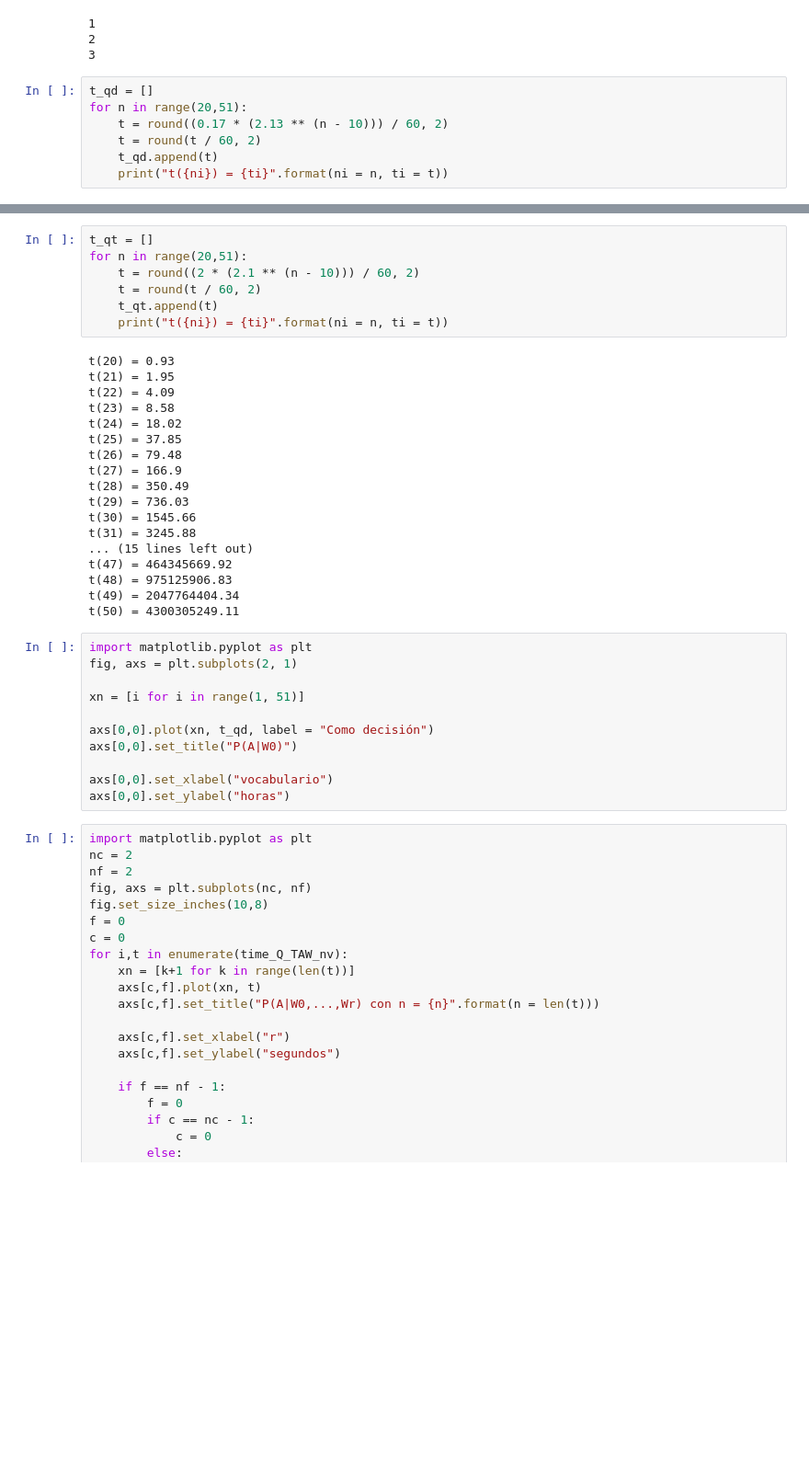
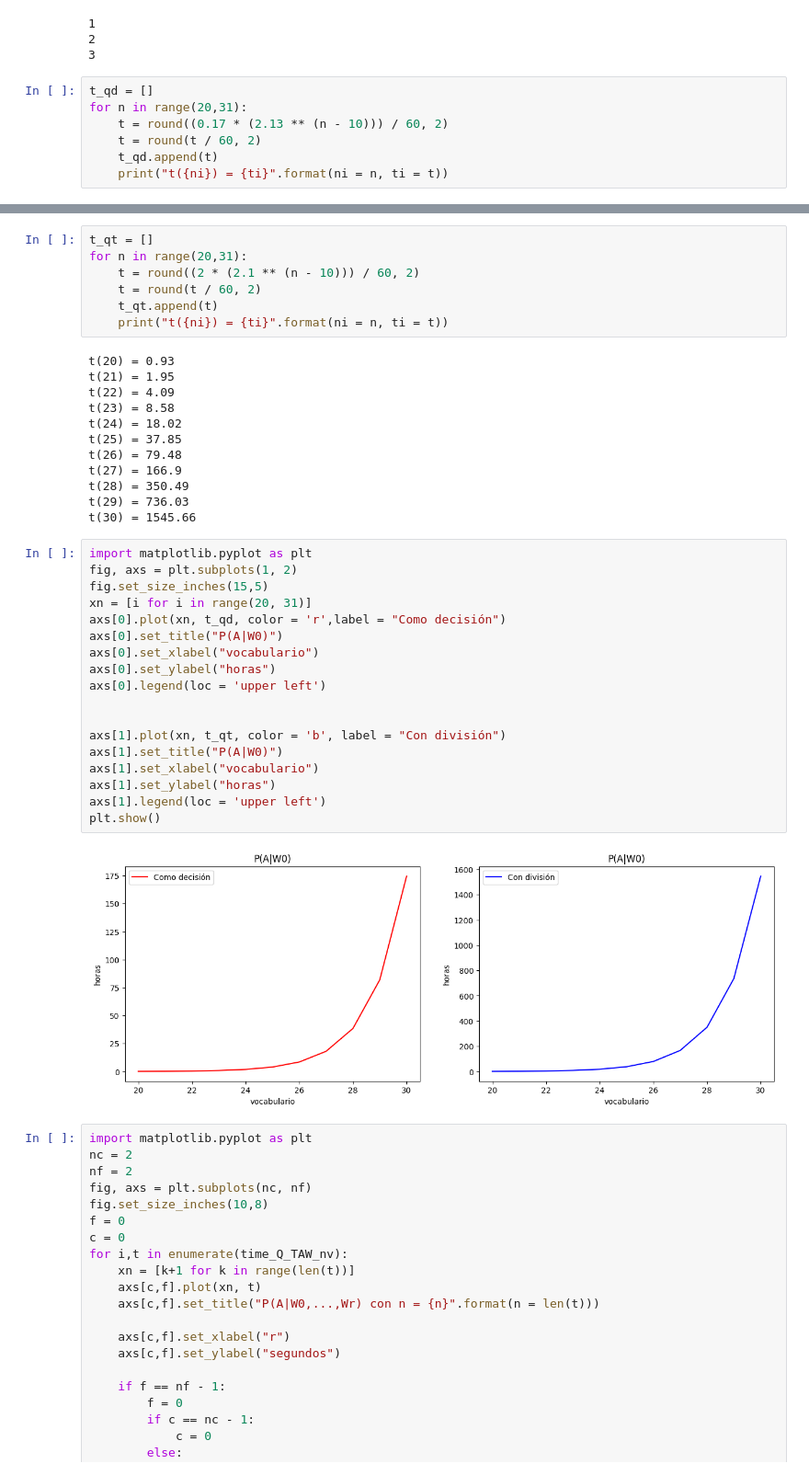
Before and after one commit to robertorys/Tesis, a Jupyter notebook: Test_mib_v2_3.ipynb, the cells around one changed output, grey strips where cells are left out. Shown at 92% size. Cells and saved outputs as stored; diff of their text form; blank space fills up the shorter version.

```diff
--- a/Test_mib_v2_3.ipynb
+++ b/Test_mib_v2_3.ipynb
@@ -1068,7 +1068,7 @@ for i in range(1,len(time_Q_TAW_nv)):
 3
 # %%
 t_qd = []
-for n in range(20,51):
+for n in range(20,31):
     t = round((0.17 * (2.13 ** (n - 10))) / 60, 2)
     t = round(t / 60, 2)
     t_qd.append(t)
@@ -1094,6 +1088,6 @@ t(50) = 644659754.05
 # %%
 t_qt = []
-for n in range(20,51):
+for n in range(20,31):
     t = round((2 * (2.1 ** (n - 10))) / 60, 2)
     t = round(t / 60, 2)
     t_qt.append(t)
@@ -1110,23 +1104,26 @@ t(27) = 166.9
 t(28) = 350.49
 t(29) = 736.03
 t(30) = 1545.66
-t(31) = 3245.88
-... (15 lines left out)
-t(47) = 464345669.92
-t(48) = 975125906.83
-t(49) = 2047764404.34
-t(50) = 4300305249.11
 # %%
 import matplotlib.pyplot as plt
-fig, axs = plt.subplots(2, 1)
+fig, axs = plt.subplots(1, 2)
+fig.set_size_inches(15,5)
+xn = [i for i in range(20, 31)]
+axs[0].plot(xn, t_qd, color = 'r',label = "Como decisión")
+axs[0].set_title("P(A|W0)")
+axs[0].set_xlabel("vocabulario")
+axs[0].set_ylabel("horas")
+axs[0].legend(loc = 'upper left')
 
-xn = [i for i in range(1, 51)]
 
-axs[0,0].plot(xn, t_qd, label = "Como decisión")
-axs[0,0].set_title("P(A|W0)")
-
-axs[0,0].set_xlabel("vocabulario")
-axs[0,0].set_ylabel("horas")
+axs[1].plot(xn, t_qt, color = 'b', label = "Con división")
+axs[1].set_title("P(A|W0)")
+axs[1].set_xlabel("vocabulario")
+axs[1].set_ylabel("horas")
+axs[1].legend(loc = 'upper left')
+plt.show()
+# %% [output]
+[figure, added]
 # %%
 import matplotlib.pyplot as plt
 nc = 2
```
Also changed, not shown: parts of 13 cells of this notebook, 1 other file.
